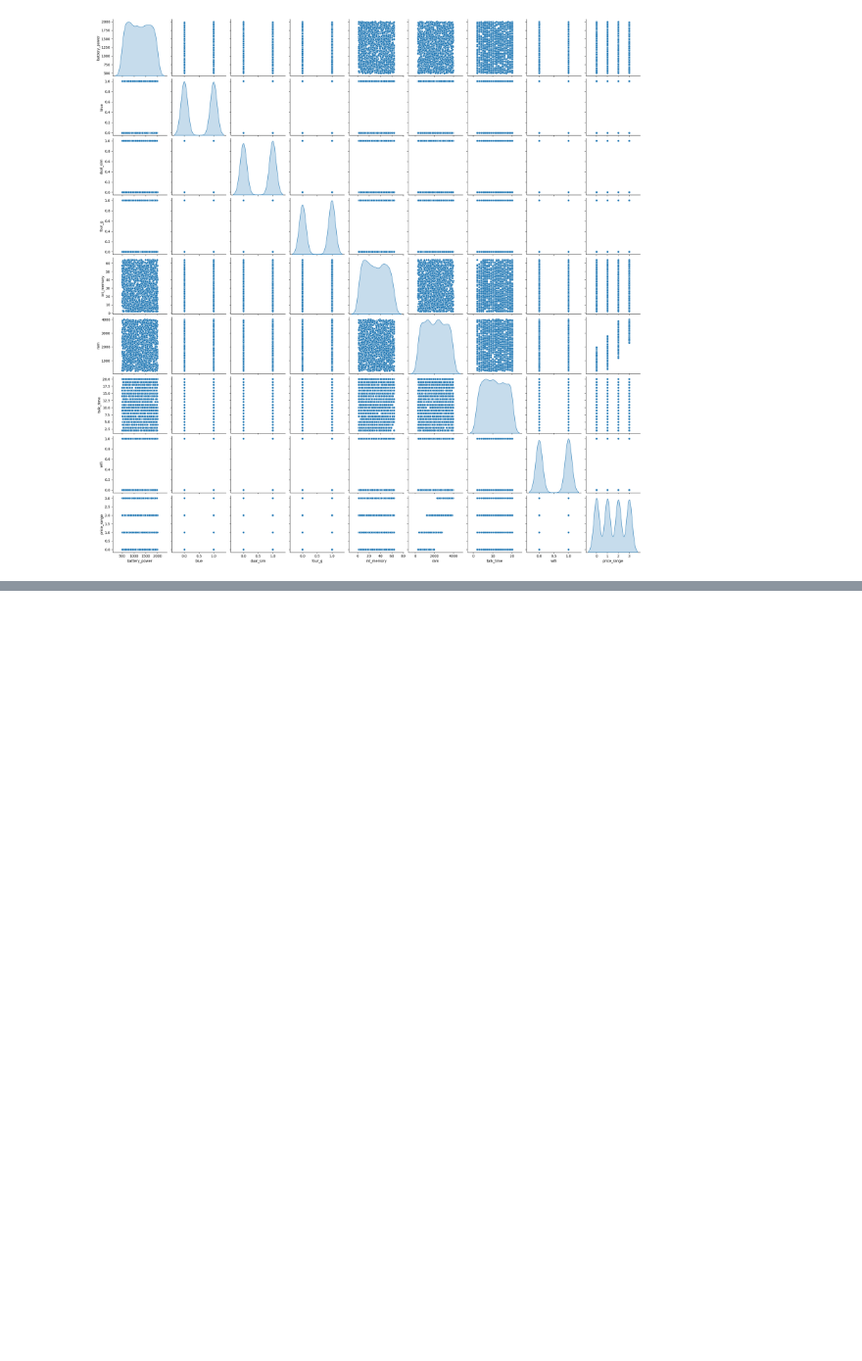
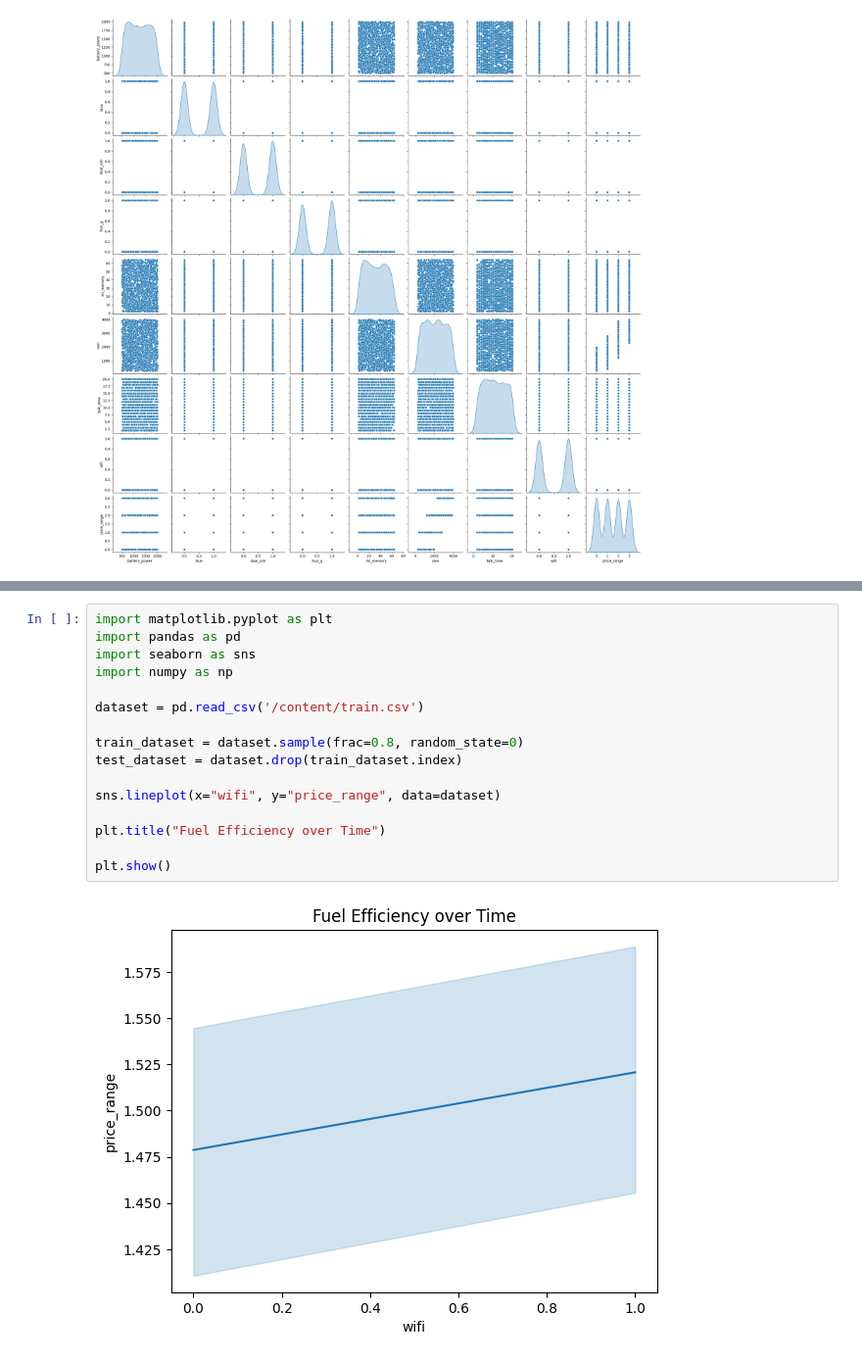
Before and after one commit to AhmedShurafa/Mobile_Price_Classification, a Jupyter notebook: mobile_price_classification.ipynb, the cells around one changed output, grey strips where cells are left out. Shown at 98% size. Drawn from its saved outputs; the diff is of its cells as text; blank space fills up the shorter version.

```diff
--- a/mobile_price_classification.ipynb
+++ b/mobile_price_classification.ipynb
@@ -58,0 +93,18 @@ plt.bar( x, y )
+# %%
+import matplotlib.pyplot as plt
+import pandas as pd
+import seaborn as sns
+import numpy as np
+
+dataset = pd.read_csv('/content/train.csv')
+
+train_dataset = dataset.sample(frac=0.8, random_state=0)
+test_dataset = dataset.drop(train_dataset.index)
+
+sns.lineplot(x="wifi", y="price_range", data=dataset)
+
+plt.title("Fuel Efficiency over Time")
+
+plt.show()
+# %% [output]
+[figure, added]
```
Also changed, not shown: parts of 5 cells of this notebook.
